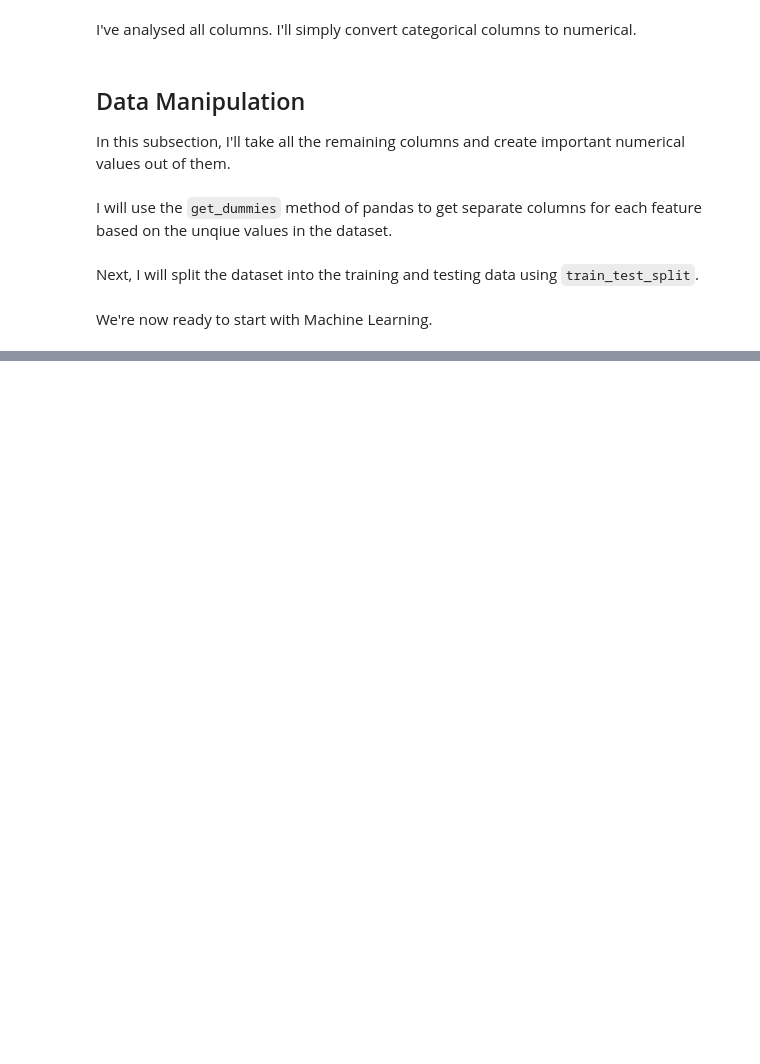
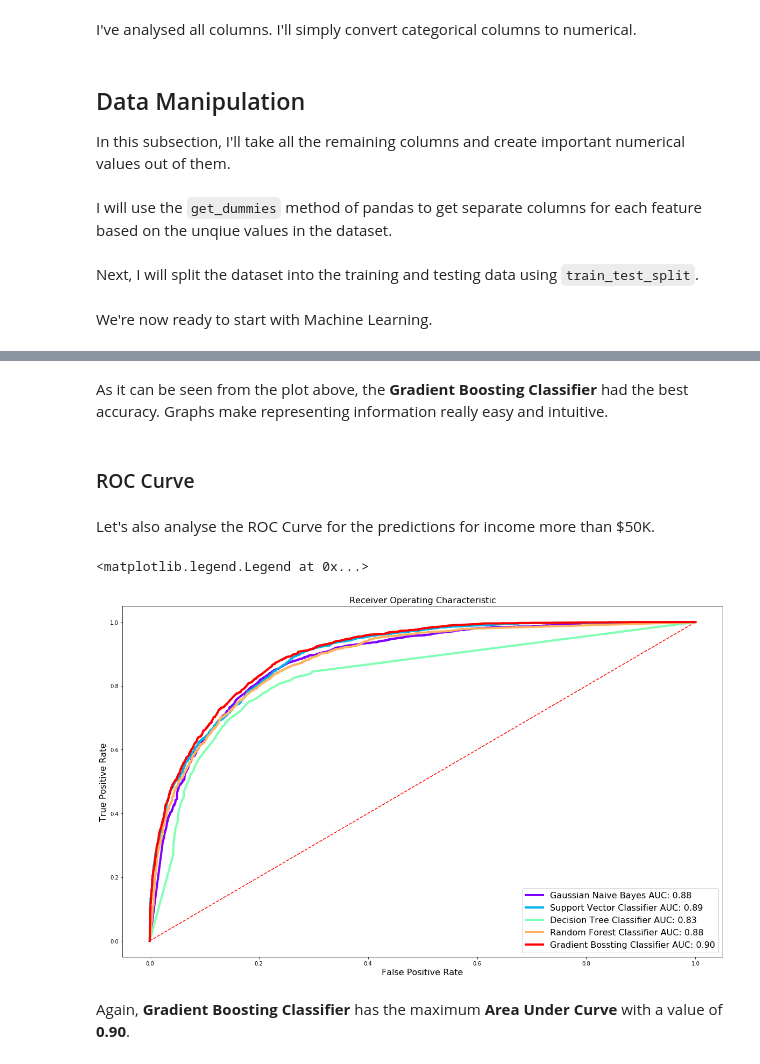
Before and after one commit to kb22/Income-Predictor, a Jupyter notebook: Income Predictor.ipynb, the cells around one changed output, grey strips where cells are left out. Drawn from its saved outputs; the diff is of its cells as text; code cells hidden in the pictures; blank space fills up the shorter version.

```diff
--- a/Income Predictor.ipynb
+++ b/Income Predictor.ipynb
@@ -341,0 +416,31 @@ We're now ready to start with Machine Learning.
+# %% [markdown]
+As it can be seen from the plot above, the **Gradient Boosting Classifier** had the best accuracy. Graphs make representing information really easy and intuitive.
+# %% [markdown]
+### ROC Curve
+# %% [markdown]
+Let's also analyse the ROC Curve for the predictions for income more than $50K.
+# %%
+from sklearn.metrics import roc_curve, auc
+
+plt.figure(figsize = (20, 12))
+plt.plot([0,1], [0,1], 'r--')
+
+for i in range(len(classifiers)):
+    classifier = classifiers[i]
+    probs = classifier.predict_proba(X_test)
+    # Reading probability of second class
+    probs = probs[:, 1]
+    fpr, tpr, thresholds = roc_curve(y_test, probs)
+    roc_auc = auc(fpr, tpr)
+    label = classifier_names[i] + ' AUC:' + ' {0:.2f}'.format(roc_auc)
+    plt.plot(fpr, tpr, c = colors[i], label = label, linewidth = 4)
+
+plt.xlabel('False Positive Rate', fontsize = 16)
+plt.ylabel('True Positive Rate', fontsize = 16)
+plt.title('Receiver Operating Characteristic', fontsize = 16)
+plt.legend(loc = 'lower right', fontsize = 16)
+# %% [output]
+<matplotlib.legend.Legend at 0x...>
+[figure, added]
+# %% [markdown]
+Again, **Gradient Boosting Classifier** has the maximum **Area Under Curve** with a value of **0.90**.
```
Also changed, not shown: parts of 10 cells of this notebook.
